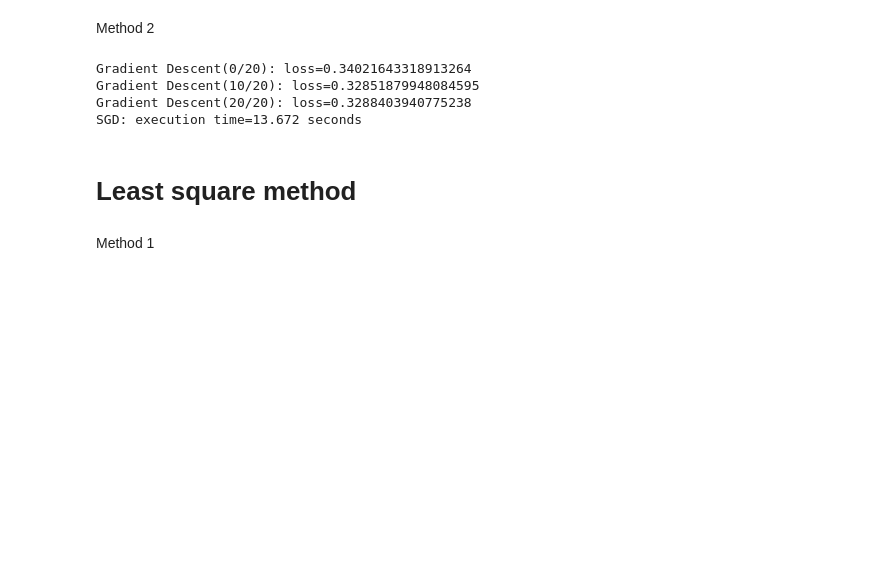
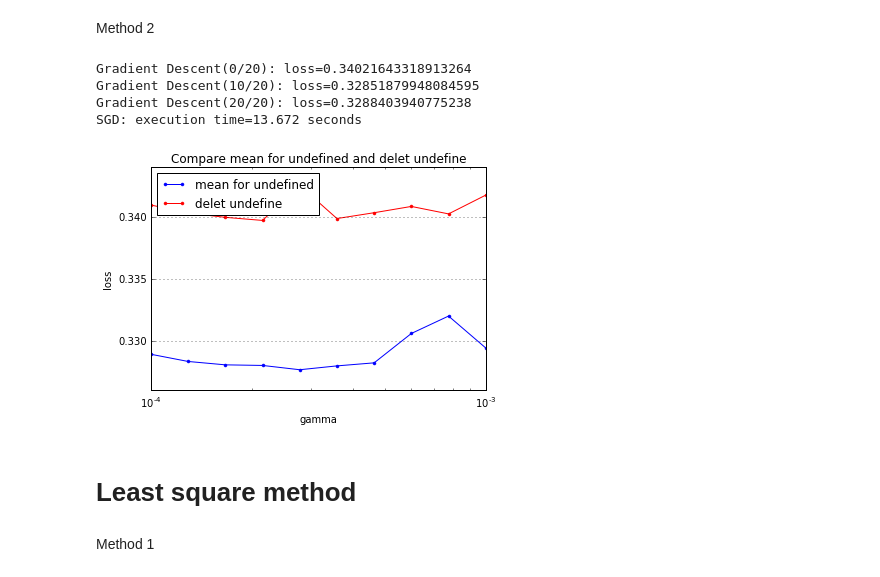
Before and after one commit to ThibaultUrien/ML_2016, a Jupyter notebook: project1.ipynb, the cells around one changed output. Drawn from its saved outputs; the diff is of its cells as text; code cells hidden in the pictures; blank space fills up the shorter version.

```diff
--- a/project1.ipynb
+++ b/project1.ipynb
@@ -158,6 +200,20 @@ Gradient Descent(0/20): loss=0.34021643318913264
 Gradient Descent(10/20): loss=0.32851879948084595
 Gradient Descent(20/20): loss=0.3288403940775238
 SGD: execution time=13.672 seconds
+# %%
+gammas = np.logspace(-4,-3,10)
+mean_if_undef = []
+del_if_undef = []
+for gamma in gammas:
+
+    lossU2M = compute_loss_mse(y,mean_tX, least_square_SGD(y, mean_tX,batch_size, initial_w2,max_iters, gamma))
+    mean_if_undef.append(lossU2M)
+
+    lossUD = compute_loss_mse(y,new_tX, least_square_SGD(y, new_tX,batch_size, initial_w1,max_iters, gamma))
+    del_if_undef.append(lossUD)
+undefinded_remplacement_visualization(gammas,mean_if_undef,"mean for undefined",del_if_undef,"delet undefine")
+# %% [output]
+[figure, added]
 # %% [markdown]
 # Least square method
 # %% [markdown]
```
Also changed, not shown: parts of 2 cells of this notebook, 4 other files.
